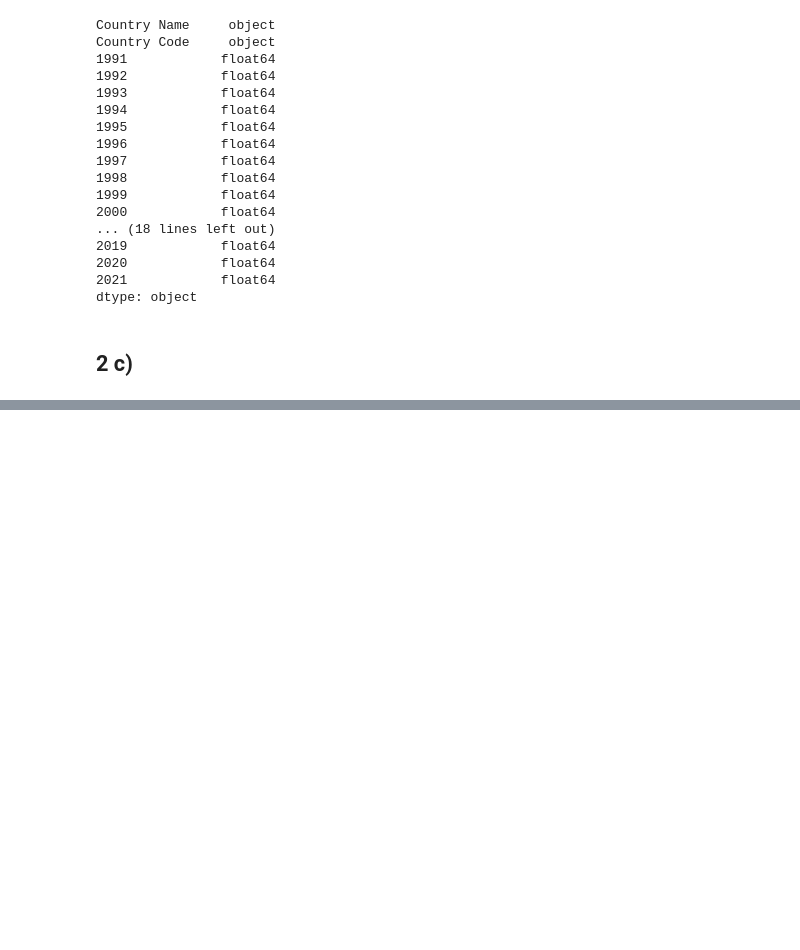
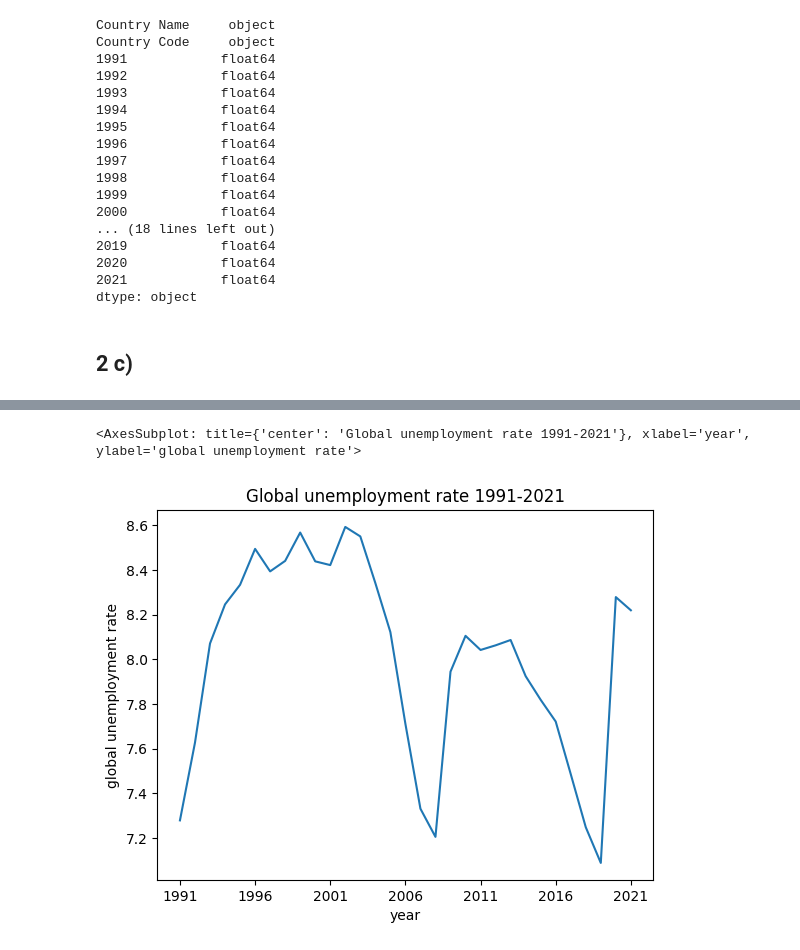
Before and after one commit to DavideIntiso/Foundations-of-Data-Engineering-and-Analytics, a Jupyter notebook: dea01_dataset_analyses.ipynb, the cells around one changed output, grey strips where cells are left out. Cells and saved outputs as stored; diff of their text form; code cells hidden in the pictures; blank space fills up the shorter version.

```diff
--- a/dea01_dataset_analyses.ipynb
+++ b/dea01_dataset_analyses.ipynb
@@ -73,0 +73,9 @@ plt.show()
+# %%
+averages = unemployed.mean(axis=0, numeric_only=True)
+# %%
+averages.plot(title="Global unemployment rate 1991-2021",
+            xlabel= "year",
+            ylabel = "global unemployment rate")
+# %% [output]
+<AxesSubplot: title={'center': 'Global unemployment rate 1991-2021'}, xlabel='year', ylabel='global unemployment rate'>
+[figure, added]
```
Also changed, not shown: parts of 1 cell of this notebook.
